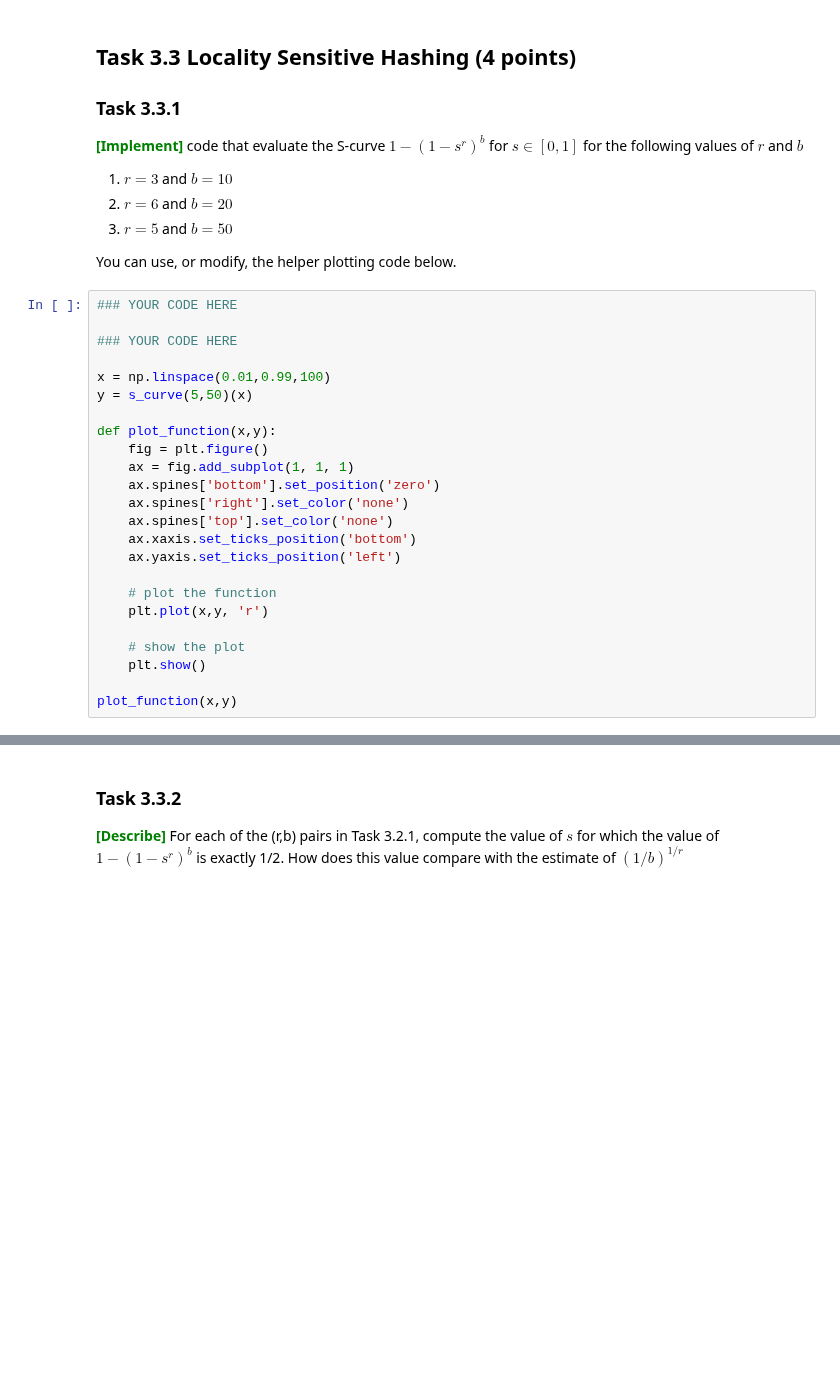
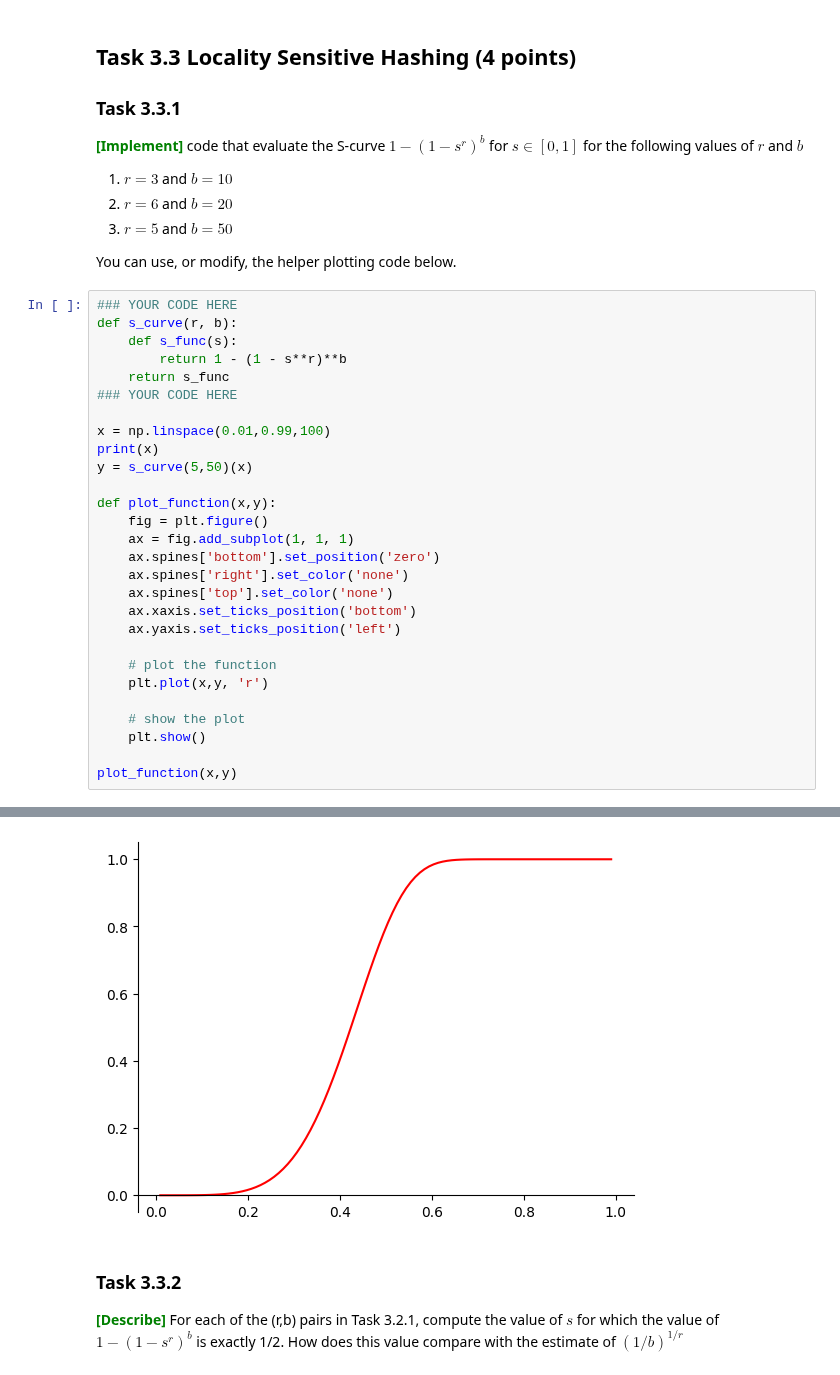
Before and after one commit to Joac1137/dm2023-exercises, a Jupyter notebook: handins/handin3.ipynb, the cells around one changed output, grey strips where cells are left out. Drawn from its saved outputs; the diff is of its cells as text; blank space fills up the shorter version.

```diff
--- a/handins/handin3.ipynb
+++ b/handins/handin3.ipynb
@@ -855,10 +857,14 @@ Suppose we have two hash functions (permutations) as <br> $h_1(x) = (x + 1) mod
 You can use, or modify, the helper plotting code below.
 # %%
 ### YOUR CODE HERE
-
+def s_curve(r, b):
+    def s_func(s):
+        return 1 - (1 - s**r)**b
+    return s_func
 ### YOUR CODE HERE
 
 x = np.linspace(0.01,0.99,100)
+print(x)
 y = s_curve(5,50)(x)
 
 def plot_function(x,y):
@@ -877,3 +883,4 @@ def plot_function(x,y):
     plt.show()
 
 plot_function(x,y)
+# %% [output]
@@ -880,3 +904,4 @@ plot_function(x,y)
+[figure, added]
 # %% [markdown]
 ### Task 3.3.2
 
```
Also changed, not shown: parts of 2 cells of this notebook.
